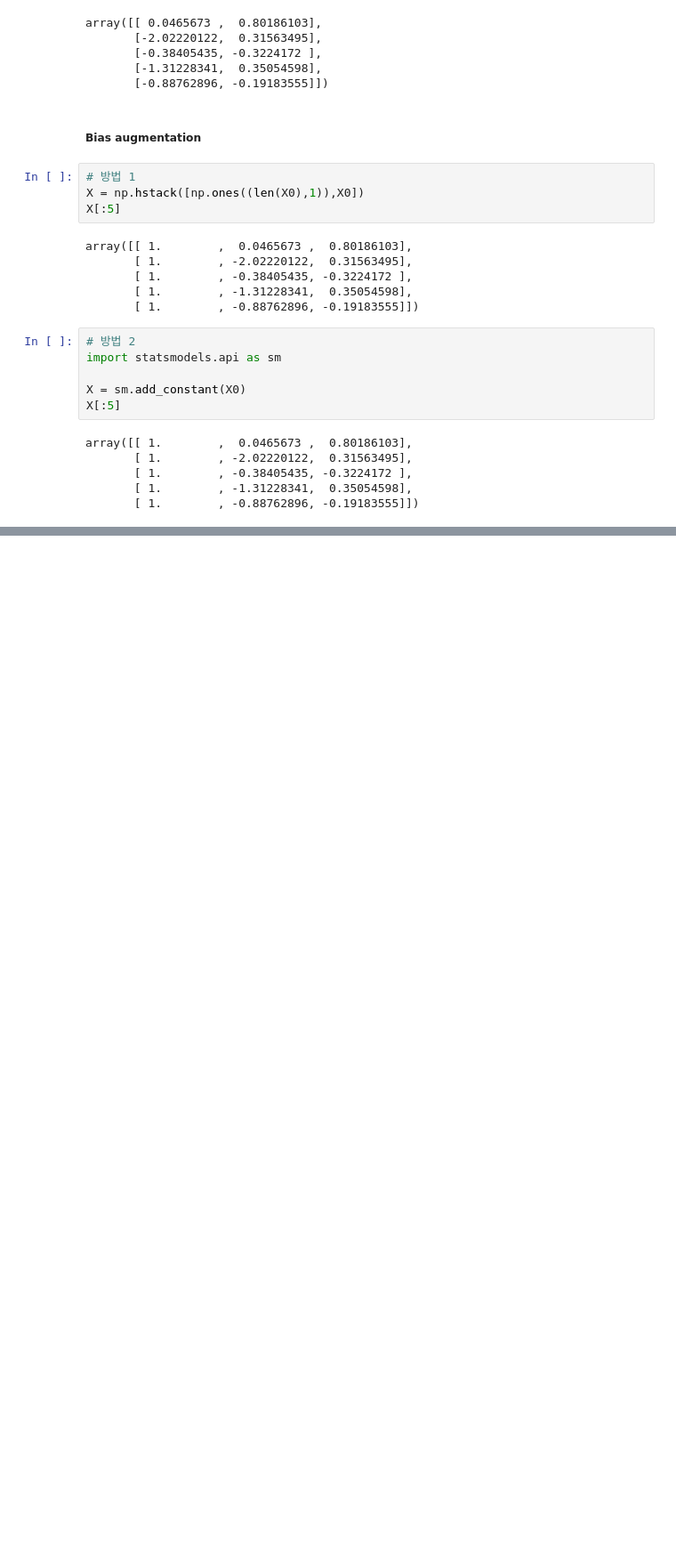
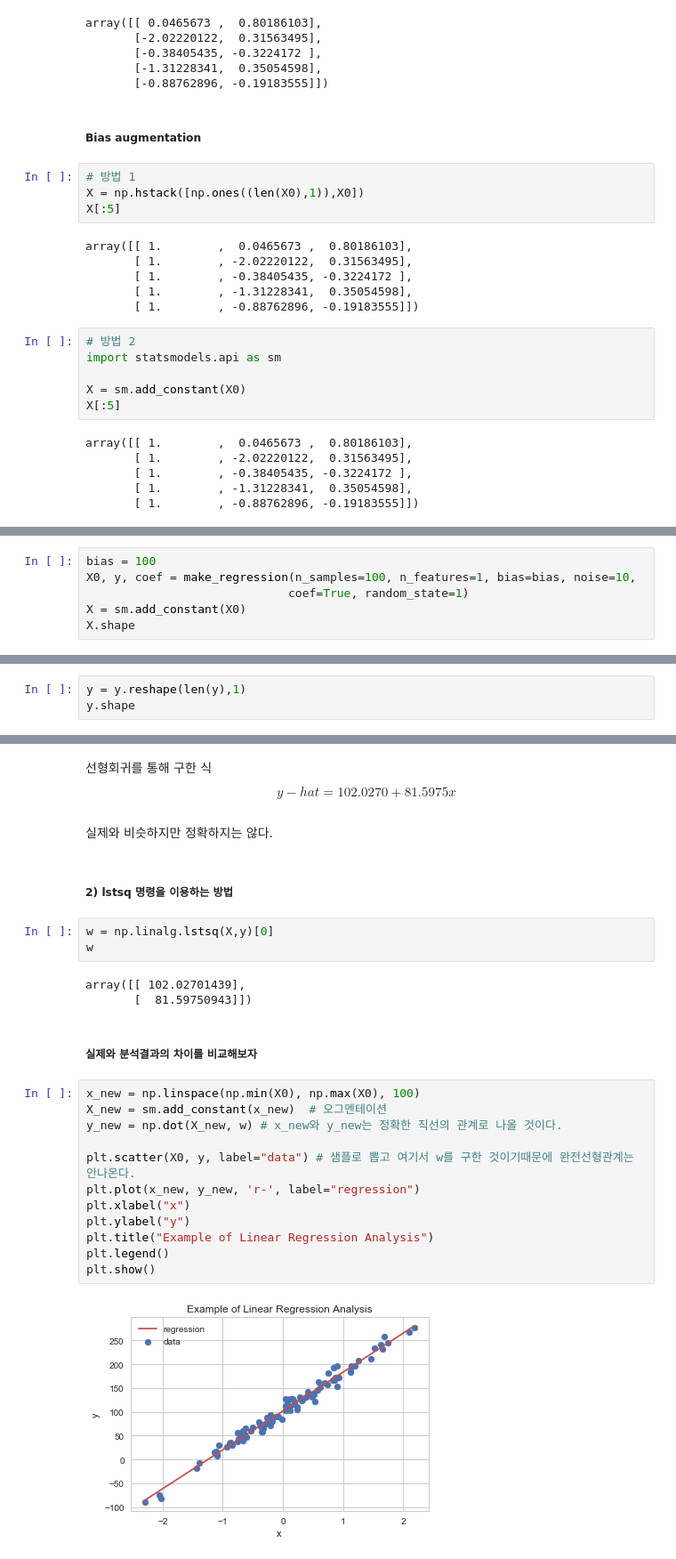
Before and after one commit to Junhojuno/TIL, a Jupyter notebook: machinelearning/statsmodels/regression_basic.ipynb, the cells around one changed output, grey strips where cells are left out. Shown at 89% size. Saved outputs shown, nothing was run; the diff lists cells and outputs as text; blank space fills up the shorter version.

Commit message:
edit basic regression

```diff
--- a/machinelearning/statsmodels/regression_basic.ipynb
+++ b/machinelearning/statsmodels/regression_basic.ipynb
@@ -38,0 +44,6 @@ array([[ 1.        ,  0.0465673 ,  0.80186103],
+# %%
+bias = 100
+X0, y, coef = make_regression(n_samples=100, n_features=1, bias=bias, noise=10,
+                             coef=True, random_state=1)
+X = sm.add_constant(X0)
+X.shape
@@ -38,0 +52,3 @@ array([[ 1.        ,  0.0465673 ,  0.80186103],
+# %%
+y = y.reshape(len(y),1)
+y.shape
@@ -38,0 +72,29 @@ array([[ 1.        ,  0.0465673 ,  0.80186103],
+# %% [markdown]
+선형회귀를 통해 구한 식
+$$ y-hat = 102.0270+81.5975x $$
+# %% [markdown]
+실제와 비슷하지만 정확하지는 않다.
+# %% [markdown]
+##### 2) lstsq 명령을 이용하는 방법
+# %%
+w = np.linalg.lstsq(X,y)[0]
+w
+# %% [output]
+array([[ 102.02701439],
+       [  81.59750943]])
+# %% [markdown]
+##### 실제와 분석결과의 차이를 비교해보자
+# %%
+x_new = np.linspace(np.min(X0), np.max(X0), 100)
+X_new = sm.add_constant(x_new)  # 오그멘테이션
+y_new = np.dot(X_new, w) # x_new와 y_new는 정확한 직선의 관계로 나올 것이다.
+
+plt.scatter(X0, y, label="data") # 샘플로 뽑고 여기서 w를 구한 것이기때문에 완전선형관계는 안나온다.
+plt.plot(x_new, y_new, 'r-', label="regression")
+plt.xlabel("x")
+plt.ylabel("y")
+plt.title("Example of Linear Regression Analysis")
+plt.legend()
+plt.show()
+# %% [output]
+[figure, added]
```
Also changed, not shown: parts of 17 cells of this notebook.
